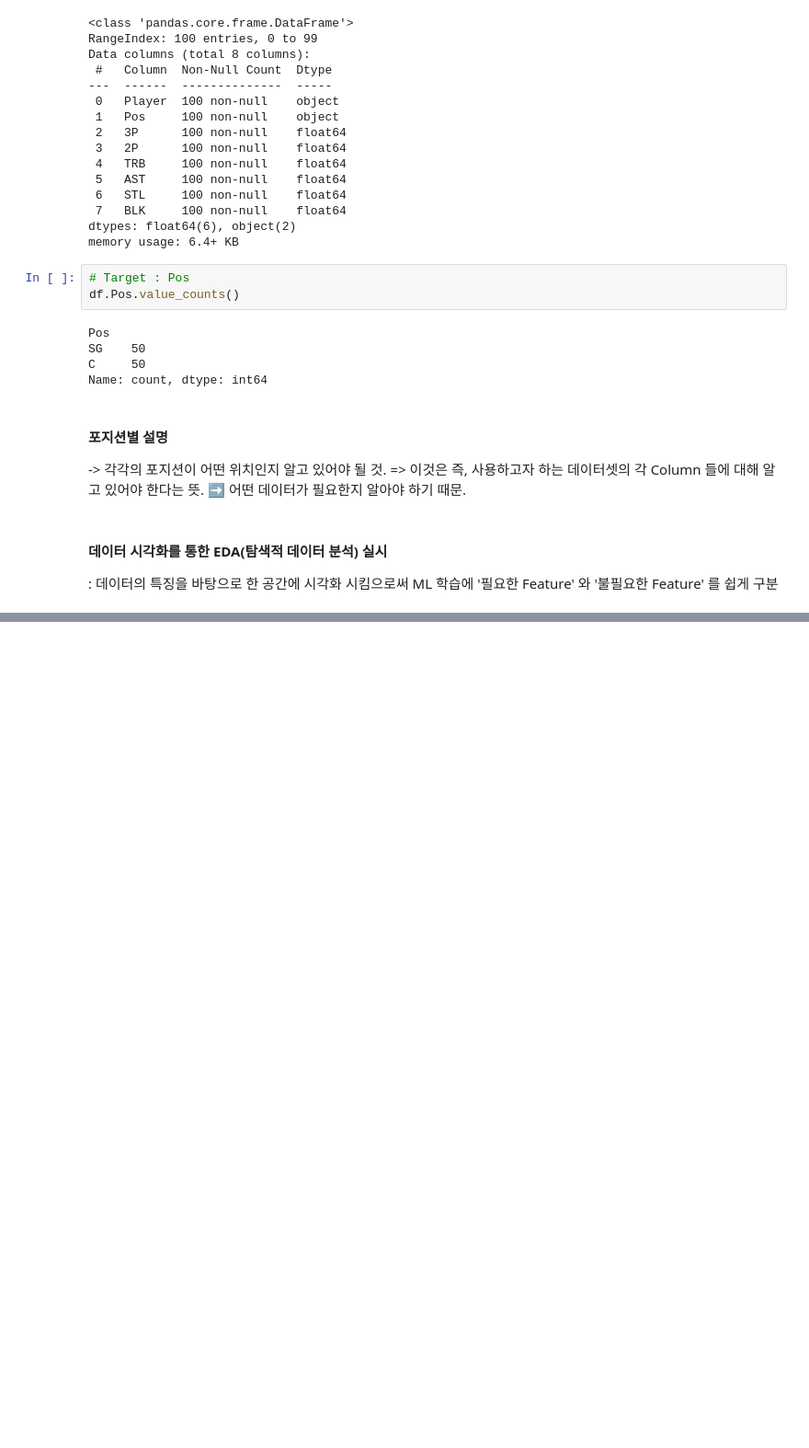
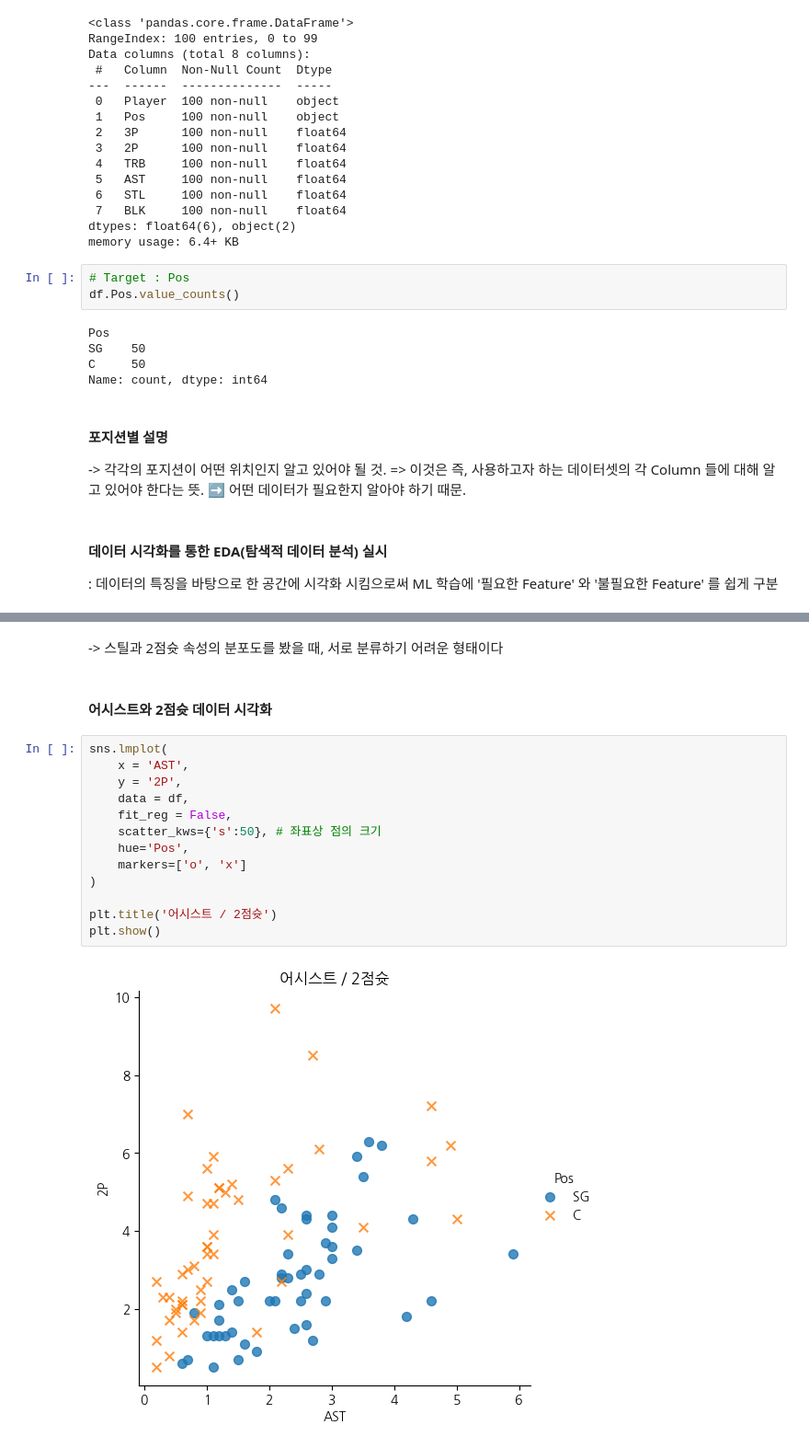
Before and after one commit to Sphen1sc1dae/MachineLearning, a Jupyter notebook: Note/10.ipynb, the cells around one changed output, grey strips where cells are left out. Shown at 92% size. Cells and saved outputs as stored; diff of their text form; blank space fills up the shorter version.

```diff
--- a/Note/10.ipynb
+++ b/Note/10.ipynb
@@ -56,0 +80,19 @@ Name: count, dtype: int64
+# %% [markdown]
+-> 스틸과 2점슛 속성의 분포도를 봤을 때, 서로 분류하기 어려운 형태이다
+# %% [markdown]
+#### 어시스트와 2점슛 데이터 시각화
+# %%
+sns.lmplot(
+    x = 'AST',
+    y = '2P',
+    data = df,
+    fit_reg = False,
+    scatter_kws={'s':50}, # 좌표상 점의 크기
+    hue='Pos',
+    markers=['o', 'x']
+)
+
+plt.title('어시스트 / 2점슛')
+plt.show()
+# %% [output]
+[figure, added]
```
Also changed, not shown: parts of 15 cells of this notebook, 1 other file.
